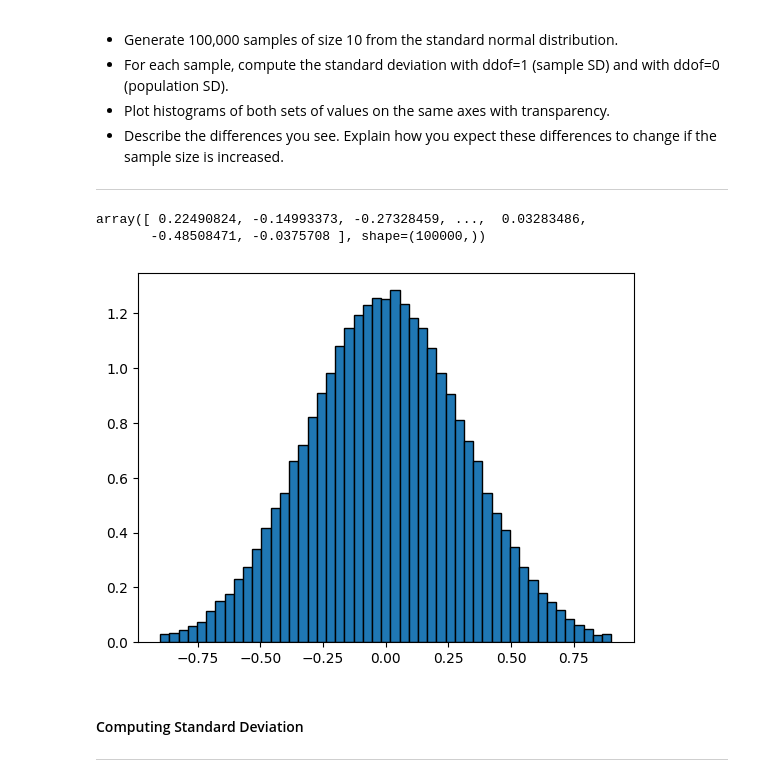
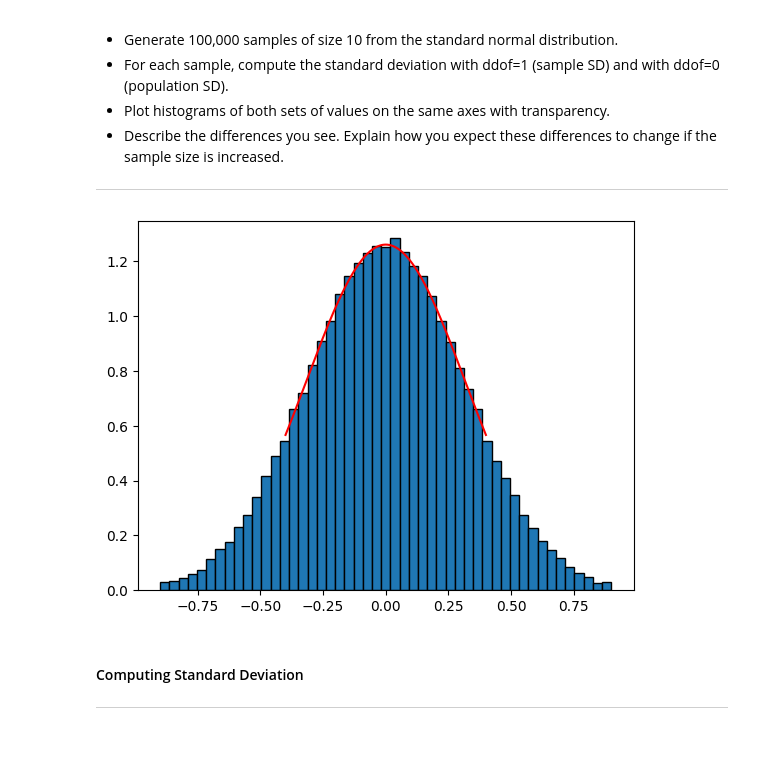
Before and after one commit to turps-pc90/AppliedStatisticsAssessment, a Jupyter notebook: problems.ipynb, the cells around one changed output. Cells and saved outputs as stored; diff of their text form; code cells hidden in the pictures; blank space fills up the shorter version.

```diff
--- a/problems.ipynb
+++ b/problems.ipynb
@@ -233,19 +213,32 @@ data = rng.standard_normal(size=(num_samples, sample_size))
 # %%
 # Calculate Mean (Similar to normal-distribution Jupyter Notebook from lectures)
 means = np.mean(data, axis=1)
-
-means
-# %% [output]
-array([ 0.22490824, -0.14993373, -0.27328459, ...,  0.03283486,
-       -0.48508471, -0.0375708 ], shape=(100000,))
+# %%
+# From normal-distribution.ipynb file from lectures
+# Used to calculate value of bell curve
+def f(x, mu=0.0, sigma=1.0):
+  # The normalisation constant.
+  norm = 1.0 / np.sqrt(2.0 * np.pi * sigma**2)
+
+  # f(x)
+  return norm * np.exp(-(x - mu)**2 / (2.0 * sigma**2))
 # %%
 # Create a blank plot.
 fig, ax = plt.subplots()
 
 # Create a histogram.
 ax.hist(means, edgecolor='black', density=True, bins=np.linspace(-0.9, 0.9, 50));
+
+# Create an x range.
+x = np.linspace(-0.4, 0.4, 1001)
+
+# Get y values.
+y = f(x, mu=0.0, sigma=1.0 / np.sqrt(10))
+
+# Plot the function.
+ax.plot(x, y, 'r-');
 # %% [output]
-[figure, old version]
+[figure, new version]
 # %% [markdown]
 #### Computing Standard Deviation
 ----------
```
Also changed, not shown: parts of 3 cells of this notebook.
